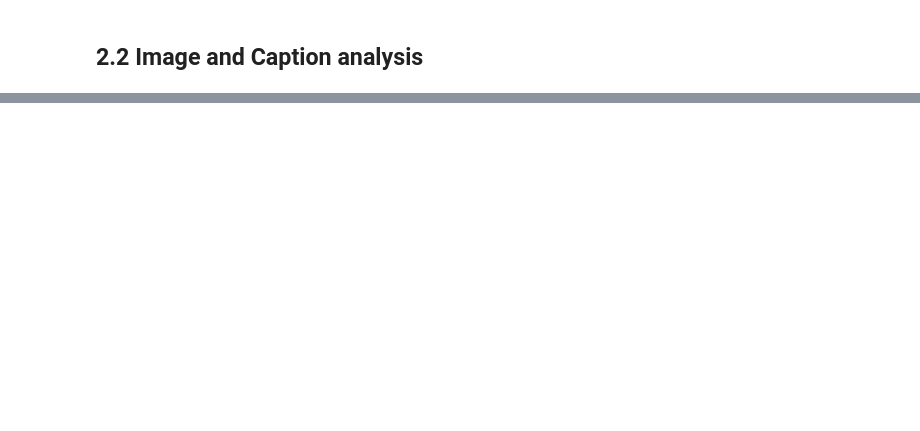
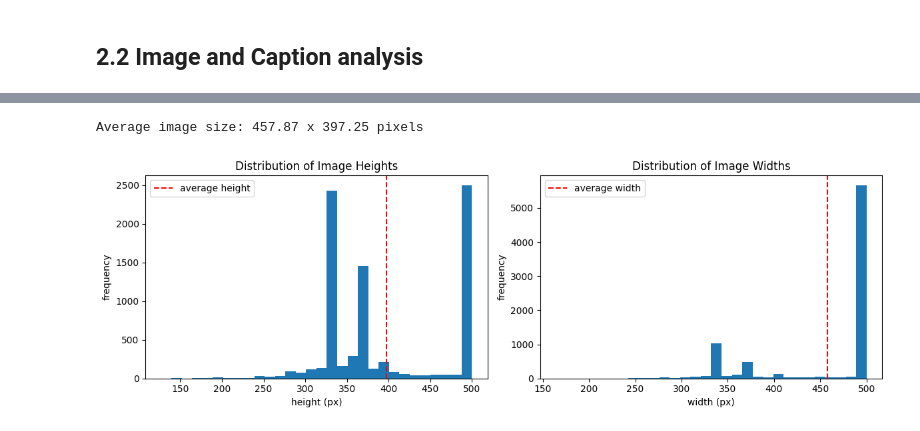
Before and after one commit to Nivocoegi/ADL_multimodal-retrieval, a Jupyter notebook: notebooks/ADL_multimodel_retrieval.ipynb, the cells around one changed output, grey strips where cells are left out. Drawn from its saved outputs; the diff is of its cells as text; code cells hidden in the pictures; blank space fills up the shorter version.

```diff
--- a/notebooks/ADL_multimodel_retrieval.ipynb
+++ b/notebooks/ADL_multimodel_retrieval.ipynb
@@ -31,0 +203,33 @@ import os
+# %%
+# image proerties
+image_sizes = []
+for filename in captions["filename"].unique():
+    img_path = os.path.join(IMG_DIR, filename)
+    with Image.open(img_path) as img:
+        image_sizes.append(img.size)
+widths, heights = zip(*image_sizes)
+avg_width = sum(widths) / len(widths)
+avg_height = sum(heights) / len(heights)
+print(f"Average image size: {avg_width:.2f} x {avg_height:.2f} pixels")
+
+
+fig, ax = plt.subplots(1, 2, figsize=(12,4))
+ax[0].hist(heights, bins=30)
+ax[0].axvline(avg_height, linestyle="--", color = 'red')
+ax[0].set_xlabel("height (px)")
+ax[0].set_ylabel("frequency")
+ax[0].set_title("Distribution of Image Heights")
+ax[0].legend(["average height"])
+
+ax[1].hist(widths, bins=30)
+ax[1].axvline(avg_width, linestyle="--", color = 'red')
+ax[1].set_xlabel("width (px)")
+ax[1].set_ylabel("frequency")
+ax[1].set_title("Distribution of Image Widths")
+ax[1].legend(["average width"])
+
+plt.tight_layout()
+plt.show()
+# %% [output]
+Average image size: 457.87 x 397.25 pixels
+[figure, added]
```
Also changed, not shown: parts of 19 cells of this notebook, 9 other files.
